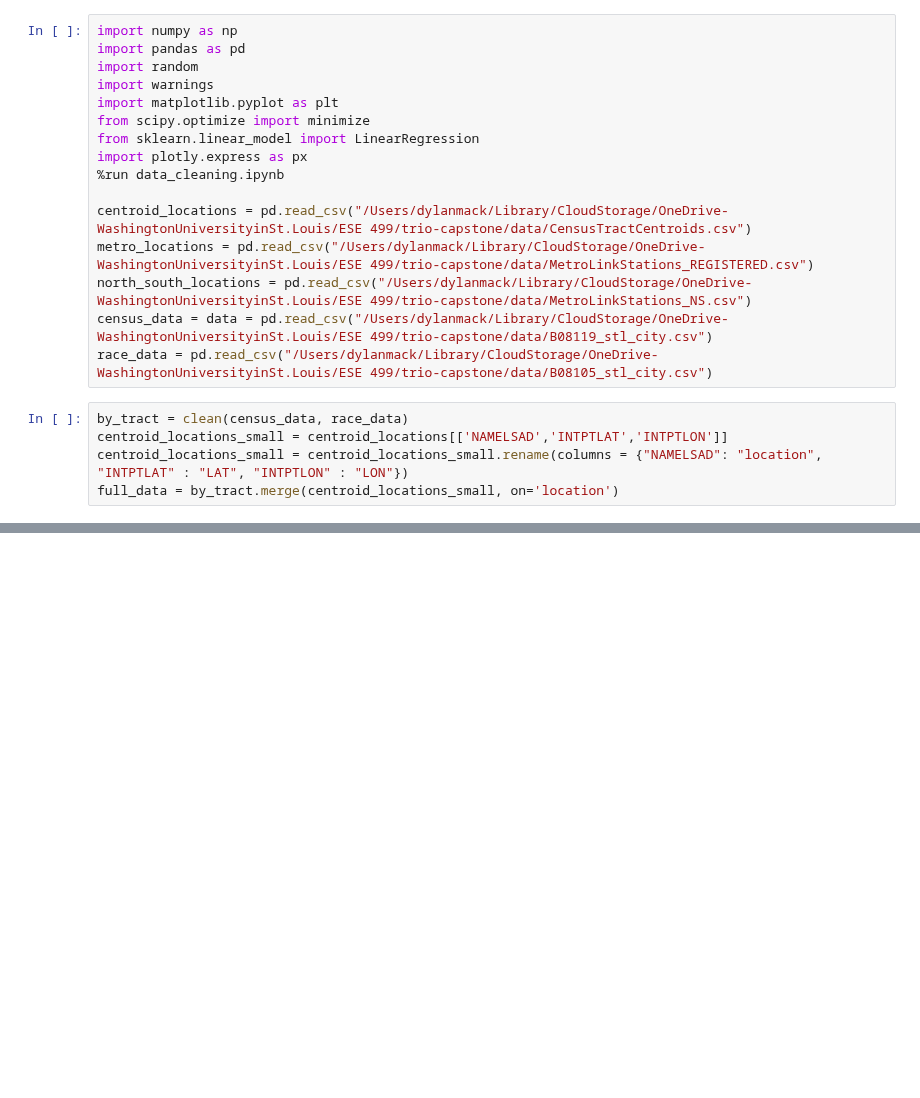
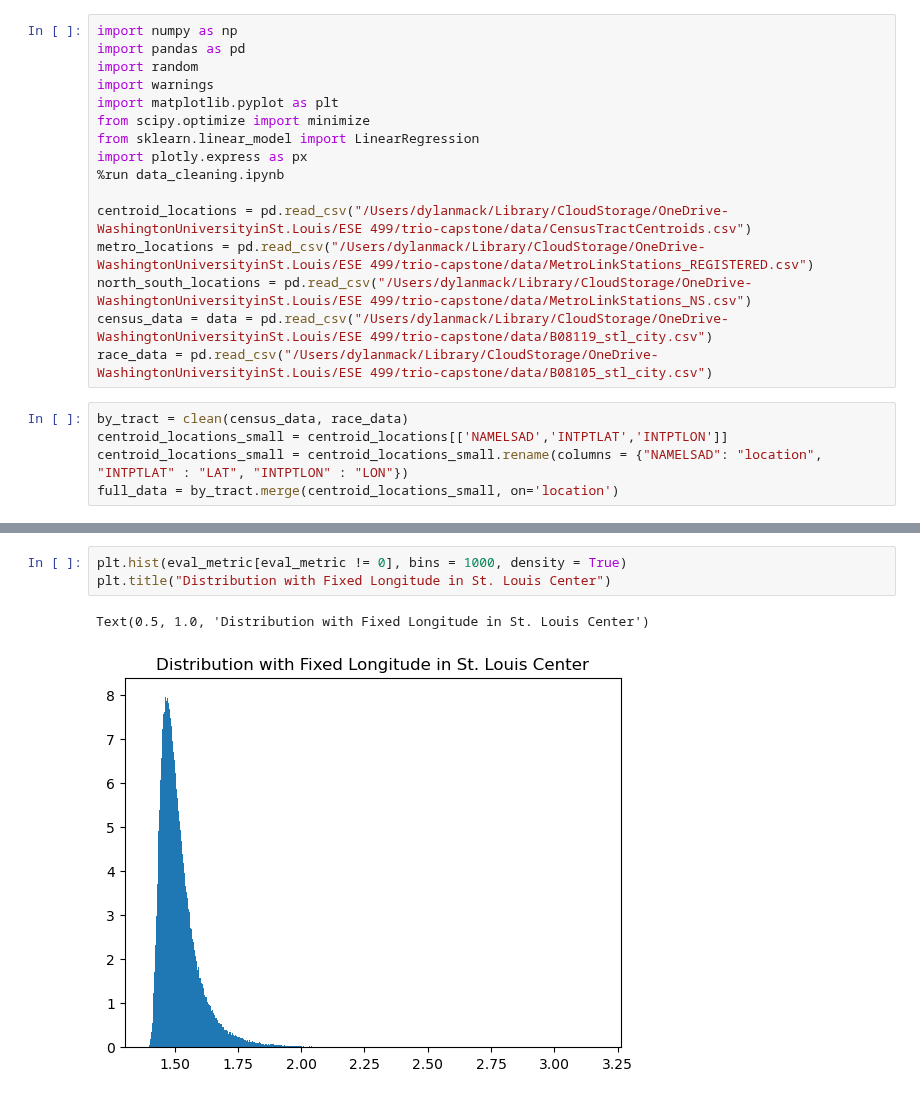
Before and after one commit to juliatompkins/trio-capstone, a Jupyter notebook: algorithms code/Ensemble Analysis Take 1.ipynb, the cells around one changed output, grey strips where cells are left out. Drawn from its saved outputs; the diff is of its cells as text; blank space fills up the shorter version.

```diff
--- a/algorithms code/Ensemble Analysis Take 1.ipynb
+++ b/algorithms code/Ensemble Analysis Take 1.ipynb
@@ -227,0 +213,6 @@ np.linalg.norm(test1)
+# %%
+plt.hist(eval_metric[eval_metric != 0], bins = 1000, density = True)
+plt.title("Distribution with Fixed Longitude in St. Louis Center")
+# %% [output]
+Text(0.5, 1.0, 'Distribution with Fixed Longitude in St. Louis Center')
+[figure, added]
```
Also changed, not shown: parts of 8 cells of this notebook, 50 other files.
